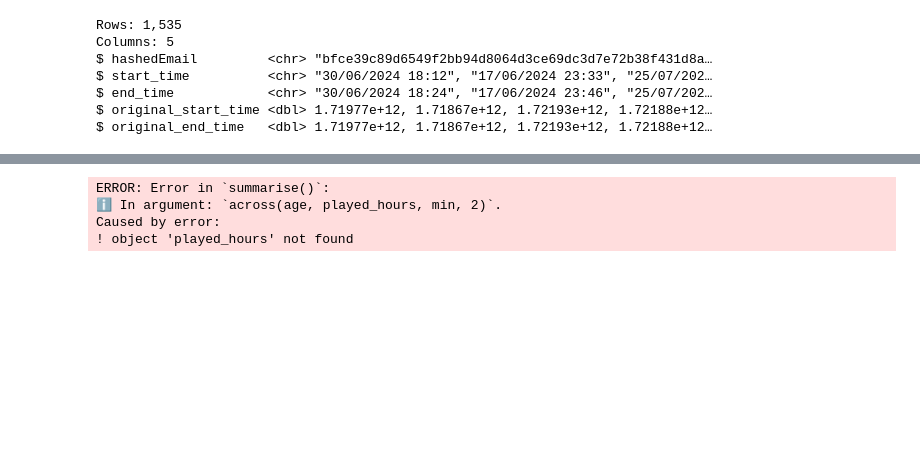
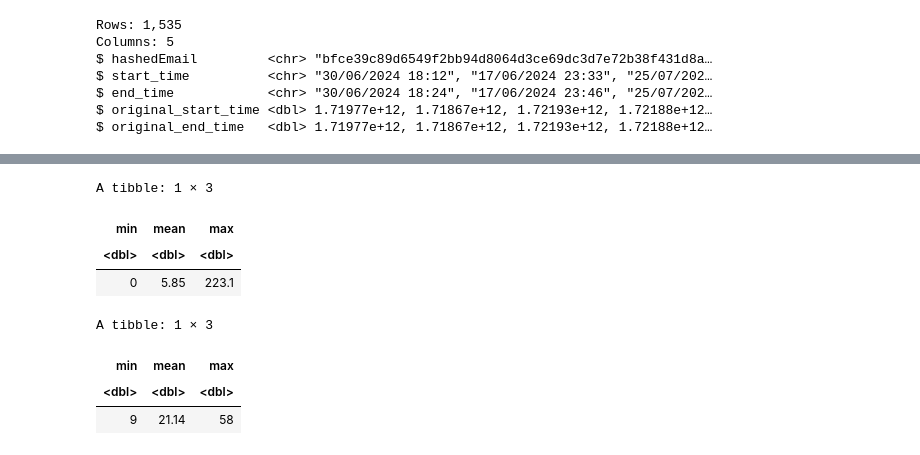
Before and after one commit to kyincrl/dsci100_individual_project, a Jupyter notebook: individualreport.ipynb, the cells around one changed output, grey strips where cells are left out. Saved outputs shown, nothing was run; the diff lists cells and outputs as text; code cells hidden in the pictures; blank space fills up the shorter version.

```diff
--- a/individualreport.ipynb
+++ b/individualreport.ipynb
@@ -122,10 +118,21 @@ The dataset was collected from a Minecraft research server run by a research gro
 # %%
-players_summary <- players |>
-summarise(across(age, played_hours, min,2))
+played_hours_summary <- players |>
+summarise(min = round(min(played_hours, na.rm = TRUE), 2),
+          mean = round(mean(played_hours, na.rm = TRUE), 2),
+          max = round(max(played_hours, na.rm = TRUE), 2))
 
-players_summary
+played_hours_summary
+players_age_summary <- players |>
+summarise(min = round(min(Age, na.rm = TRUE), 2),
+          mean = round(mean(Age, na.rm = TRUE), 2),
+          max = round(max(Age, na.rm = TRUE), 2))
+players_age_summary
 # %% [output]
-ERROR: Error in `summarise()`:
-ℹ In argument: `across(age, played_hours, min, 2)`.
-Caused by error:
-! object 'played_hours' not found
+A tibble: 1 × 3
+| min | mean | max |
+| <dbl> | <dbl> | <dbl> |
+| 0 | 5.85 | 223.1 |
+A tibble: 1 × 3
+| min | mean | max |
+| <dbl> | <dbl> | <dbl> |
+| 9 | 21.14 | 58 |
```
Also changed, not shown: parts of 10 cells of this notebook.
